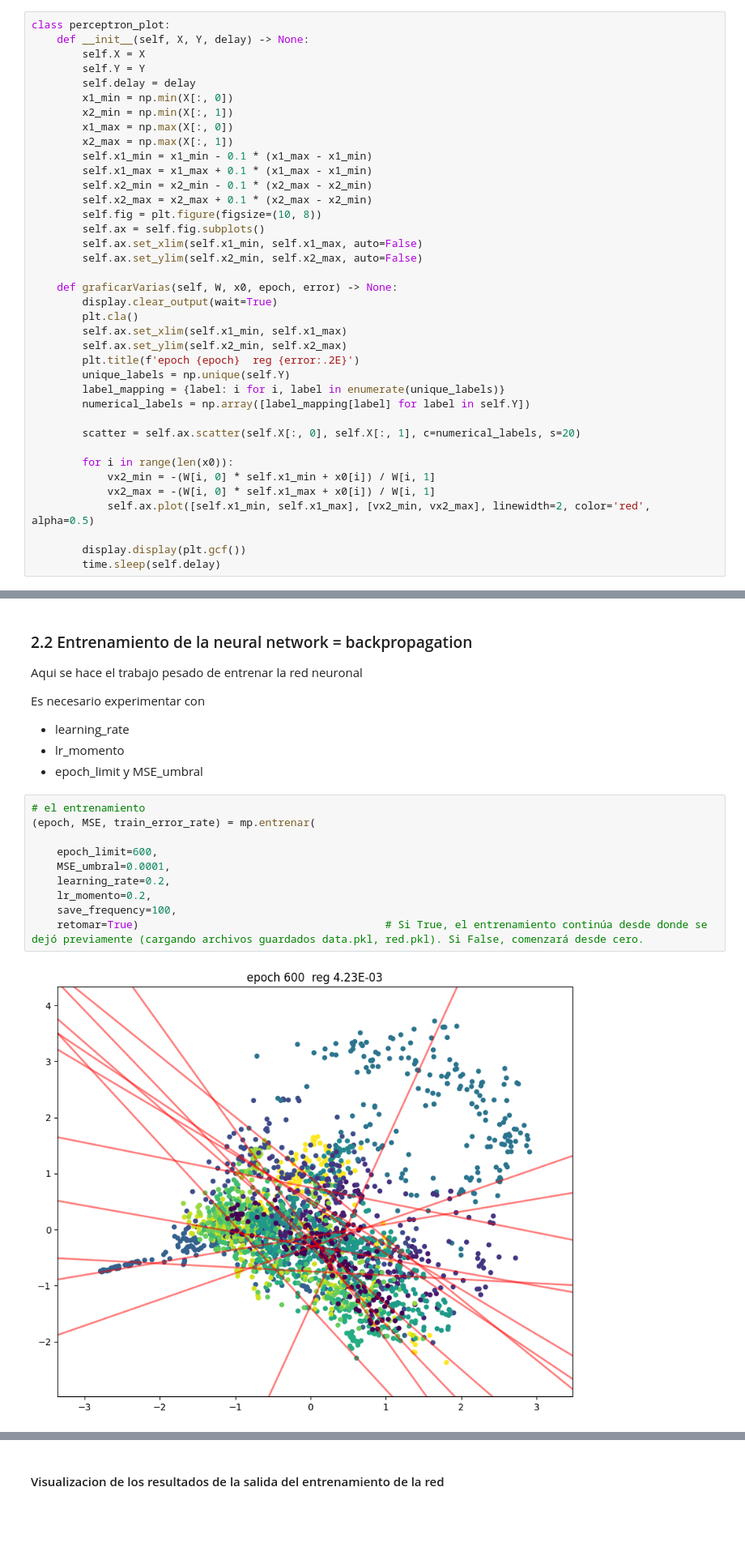
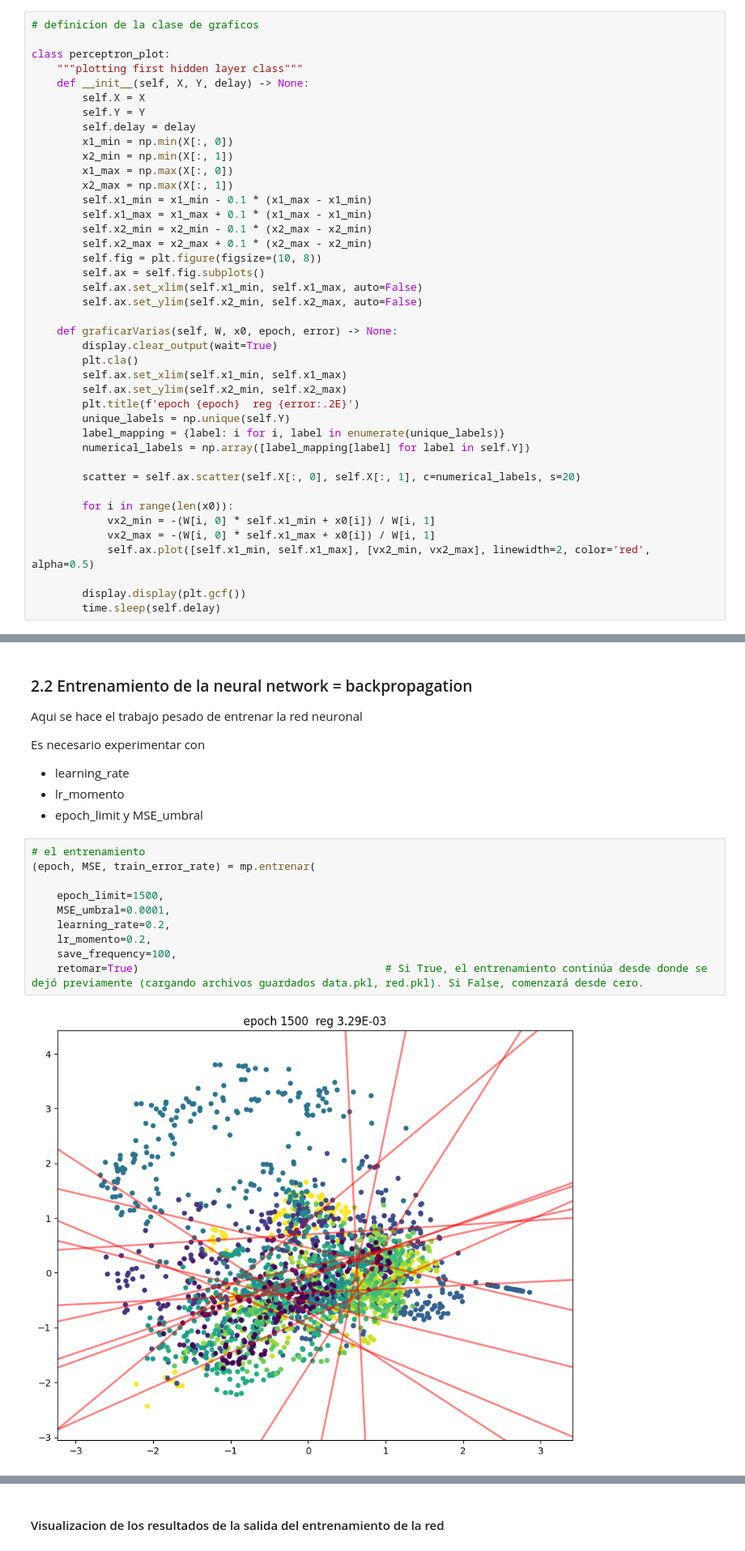
Before and after one commit to gcalanch/DMA-Caras, a Jupyter notebook: entrenamiento.ipynb, the cells around one changed output, grey strips where cells are left out. Shown at 81% size. Cells and saved outputs as stored; diff of their text form; blank space fills up the shorter version.

```diff
--- a/entrenamiento.ipynb
+++ b/entrenamiento.ipynb
@@ -34,7 +53,10 @@ from functools import reduce
 from itables import init_notebook_mode
 init_notebook_mode(all_interactive=True)
 # %%
+# definicion de la clase de graficos
+
 class perceptron_plot:
+    """plotting first hidden layer class"""
     def __init__(self, X, Y, delay) -> None:
         self.X = X
         self.Y = Y
@@ -451,12 +473,12 @@ Es necesario experimentar con
 # %%
 # el entrenamiento
 (epoch, MSE, train_error_rate) = mp.entrenar(
 
-    epoch_limit=600,
+    epoch_limit=1500,
     MSE_umbral=0.0001,
     learning_rate=0.2,
     lr_momento=0.2,
     save_frequency=100,
     retomar=True)                                       # Si True, el entrenamiento continúa desde donde se dejó previamente (cargando archivos guardados data.pkl, red.pkl). Si False, comenzará desde cero.
 # %% [output]
-[figure, old version]
+[figure, new version]
```
Also changed, not shown: parts of 10 cells of this notebook.
